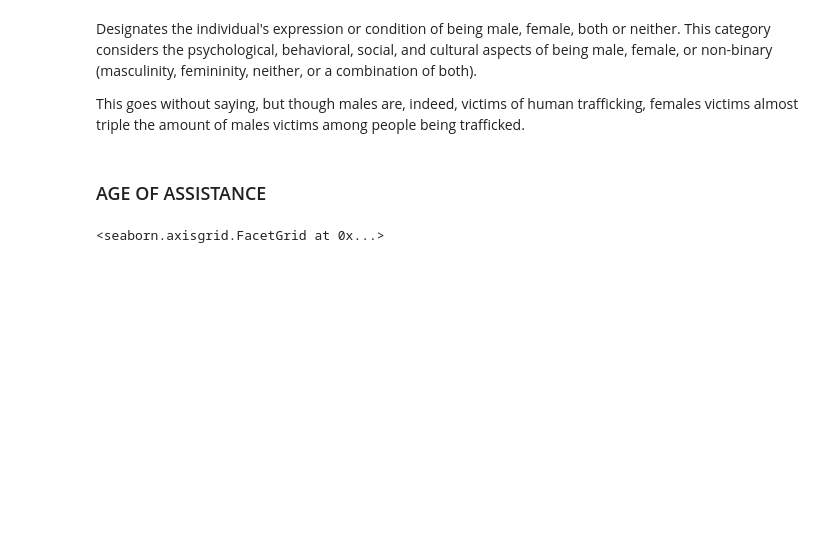
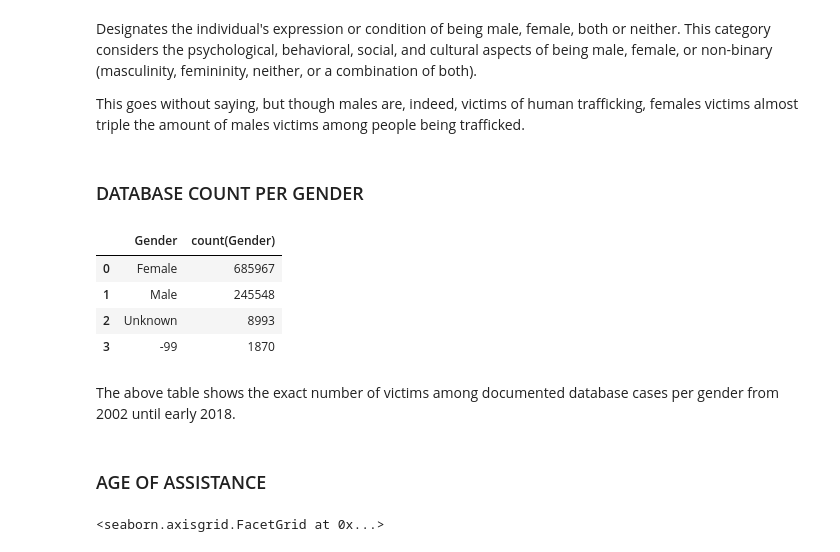
Before and after one commit to sitkadude/HUMAN_TRAFFICKING_PROJECT, a Jupyter notebook: PROject.ipynb, the cells around one changed output. Drawn from its saved outputs; the diff is of its cells as text; code cells hidden in the pictures; blank space fills up the shorter version.

Commit message:
added SQL Group By query

```diff
--- a/PROject.ipynb
+++ b/PROject.ipynb
@@ -150,6 +171,18 @@ sns.catplot(
 Designates the individual's expression or condition of being male, female, both or neither. This category considers the psychological, behavioral, social, and cultural aspects of being male, female, or non-binary (masculinity, femininity, neither, or a combination of both).
 
 This goes without saying, but though males are, indeed, victims of human trafficking, females victims almost triple the amount of males victims among people being trafficked.
+# %% [markdown]
+### DATABASE COUNT PER GENDER
+# %%
+pd.read_sql("SELECT Gender, count(Gender) FROM victims_table GROUP BY Gender ORDER BY count(Gender) DESC", con)
+# %% [output]
+|  | Gender | count(Gender) |
+| 0 | Female | 685967 |
+| 1 | Male | 245548 |
+| 2 | Unknown | 8993 |
+| 3 | -99 | 1870 |
+# %% [markdown]
+The above table shows the exact number of victims among documented database cases per gender from 2002 until early 2018.
 # %% [markdown]
 ### AGE OF ASSISTANCE
 # %%
```
Also changed, not shown: parts of 15 cells of this notebook, 1 other file.
